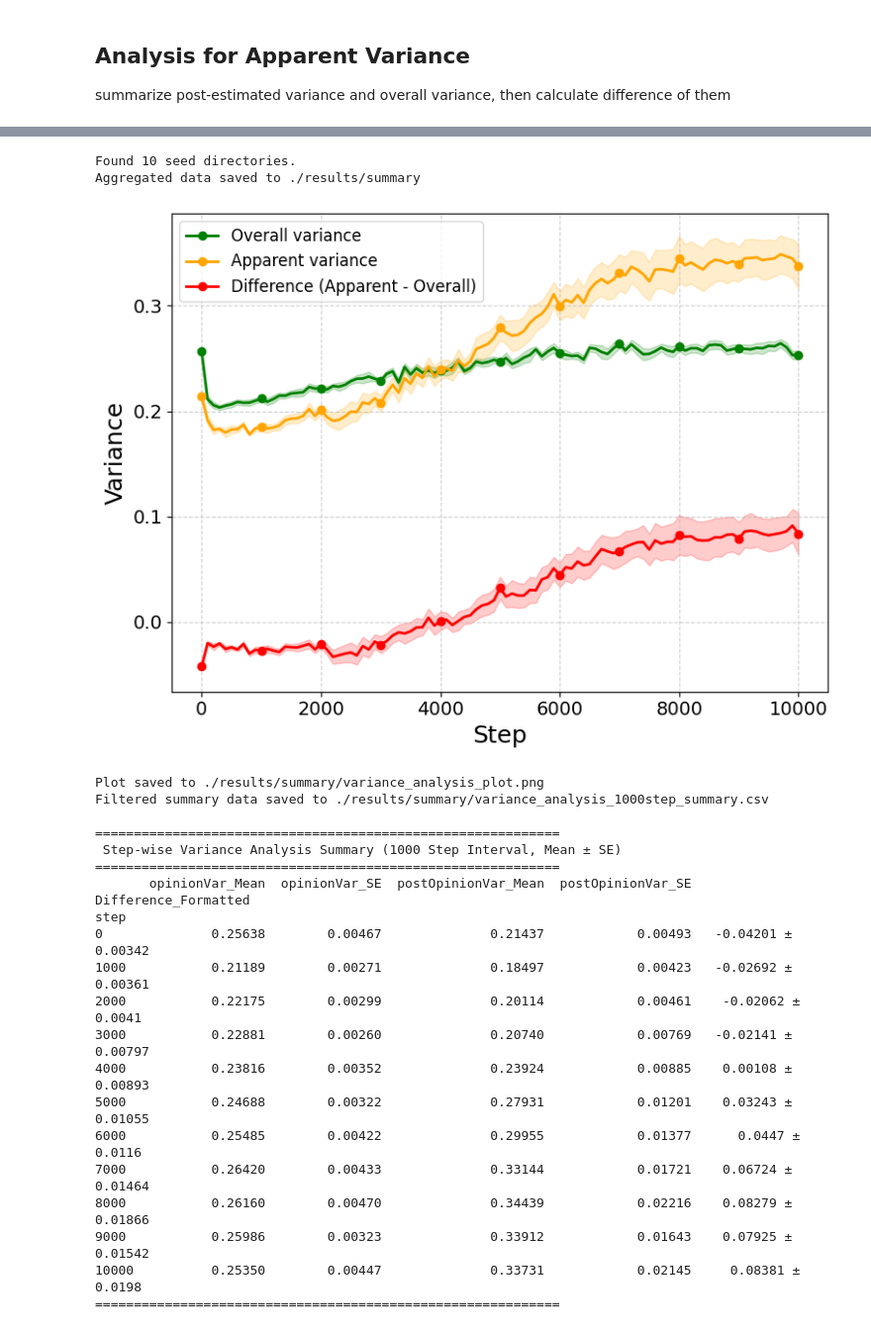
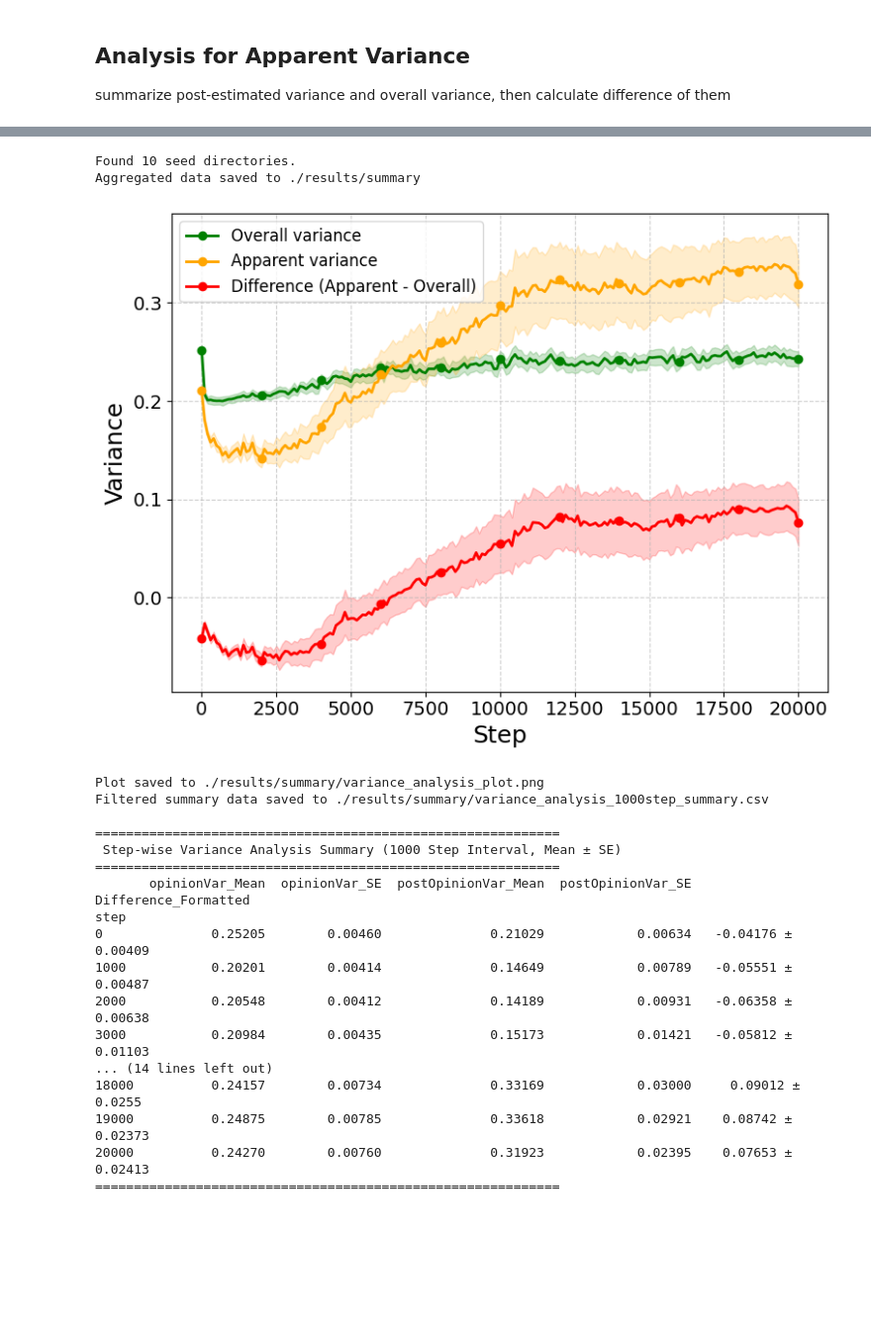
Before and after one commit to tooooomoya/moderates-foster-polarization, a Jupyter notebook: result-summary.ipynb, the cells around one changed output, grey strips where cells are left out. Shown at 99% size. Drawn from its saved outputs; the diff is of its cells as text; code cells hidden in the pictures; blank space fills up the shorter version.

```diff
--- a/result-summary.ipynb
+++ b/result-summary.ipynb
@@ -15,8 +15,27 @@ import re
 # ==========================================
 RESULTS_DIR = "./results"       # データのルートディレクトリ
 WINDOW_SIZE = 100               # 平滑化のウィンドウサイズ
-MAX_INDEX = None                # 読み込む最大ステップ数（Noneの場合はあるだけ読む）
+MAX_INDEX = 20000                # 読み込む最大ステップ数（Noneの場合はあるだけ読む）
 BINS = ["bin_0", "bin_1", "bin_2", "bin_3", "bin_4"] # カラム名定義
+
+# =========================================
+# seedに基づいて実験結果ディレクトリを収集
+# =========================================
+
+all_dfs = []
+run_dirs = glob.glob(os.path.join(RESULTS_DIR, "run_*"))
+run_dirs = sorted(run_dirs)
+
+# 特定のシード範囲に限定したい場合
+# ========================================
+SEED_START = 10
+SEED_END = 19
+run_dirs = [
+    os.path.join(RESULTS_DIR, f"run_{seed}")
+    for seed in range(SEED_START, SEED_END + 1)
+    if os.path.isdir(os.path.join(RESULTS_DIR, f"run_{seed}"))
+]
+# =========================================
 
 # 出力先
 OUTPUT_DIR = "./results/summary"
@@ -361,7 +388,6 @@ def summarize_variances(df, step_bin):
 # メイン処理: 全シードへの適用
 # ==========================================
 
-run_dirs = sorted(glob.glob(os.path.join(RESULTS_ROOT, "run_*")))
 print(f"Found {len(run_dirs)} run directories in {RESULTS_ROOT}")
 
 processed_count = 0
@@ -480,10 +506,6 @@ def load_seed_data(run_dir):
 # ==========================================
 # メイン処理
 # ==========================================
-
-# 1. 全シードのデータを読み込み
-all_dfs = []
-run_dirs = sorted(glob.glob(os.path.join(RESULTS_DIR, "run_*")))
 
 print(f"Found {len(run_dirs)} seed directories.")
 
@@ -582,34 +604,34 @@ else:
     df_output_summary = pd.DataFrame(output_data)
 
     # 【1000 Stepフィルタリング】
     # インデックス（Step）を1000の倍数でフィルタリング
     df_filtered_summary = df_output_summary[df_output_summary.index % 1000 == 0]
 
     # Step 0 の行がフィルタリングで落ちる場合に備えて追加
     if 0 not in df_filtered_summary.index and 0 in df_output_summary.index:
         df_filtered_summary = pd.concat([df_output_summary.loc[[0]], df_filtered_summary]).sort_index()
 
     # 【CSV保存】
     csv_output_path = os.path.join(OUTPUT_DIR, "variance_analysis_1000step_summary.csv")
     df_filtered_summary.to_csv(csv_output_path, index=True, index_label="Step")
     print(f"Filtered summary data saved to {csv_output_path}")
 
     # 【コンソール出力】
     print("\n" + "=" * 60)
     print(" Step-wise Variance Analysis Summary (1000 Step Interval, Mean ± SE) ")
     print("=" * 60)
     display_cols = [
         "opinionVar_Mean", "opinionVar_SE",
         "postOpinionVar_Mean", "postOpinionVar_SE",
         "Difference_Formatted"
     ]
     # Step (Index) と一緒に表示
     print(df_filtered_summary[display_cols].to_string())
     print("=" * 60 + "\n")
 # %% [output]
 Found 10 seed directories.
 Aggregated data saved to ./results/summary
-[figure, old version]
+[figure, new version]
 Plot saved to ./results/summary/variance_analysis_plot.png
 Filtered summary data saved to ./results/summary/variance_analysis_1000step_summary.csv
 
@@ -618,15 +640,12 @@ Filtered summary data saved to ./results/summary/variance_analysis_1000step_summ
 ============================================================
        opinionVar_Mean  opinionVar_SE  postOpinionVar_Mean  postOpinionVar_SE Difference_Formatted
 step
-0              0.25638        0.00467              0.21437            0.00493   -0.04201 ± 0.00342
-1000           0.21189        0.00271              0.18497            0.00423   -0.02692 ± 0.00361
-2000           0.22175        0.00299              0.20114            0.00461    -0.02062 ± 0.0041
-3000           0.22881        0.00260              0.20740            0.00769   -0.02141 ± 0.00797
-4000           0.23816        0.00352              0.23924            0.00885    0.00108 ± 0.00893
-5000           0.24688        0.00322              0.27931            0.01201    0.03243 ± 0.01055
-6000           0.25485        0.00422              0.29955            0.01377      0.0447 ± 0.0116
-7000           0.26420        0.00433              0.33144            0.01721    0.06724 ± 0.01464
-8000           0.26160        0.00470              0.34439            0.02216    0.08279 ± 0.01866
-9000           0.25986        0.00323              0.33912            0.01643    0.07925 ± 0.01542
-10000          0.25350        0.00447              0.33731            0.02145     0.08381 ± 0.0198
+0              0.25205        0.00460              0.21029            0.00634   -0.04176 ± 0.00409
+1000           0.20201        0.00414              0.14649            0.00789   -0.05551 ± 0.00487
+2000           0.20548        0.00412              0.14189            0.00931   -0.06358 ± 0.00638
+3000           0.20984        0.00435              0.15173            0.01421   -0.05812 ± 0.01103
+... (14 lines left out)
+18000          0.24157        0.00734              0.33169            0.03000     0.09012 ± 0.0255
+19000          0.24875        0.00785              0.33618            0.02921    0.08742 ± 0.02373
+20000          0.24270        0.00760              0.31923            0.02395    0.07653 ± 0.02413
 ============================================================
```
Also changed, not shown: parts of 5 cells of this notebook, 7 other files.
